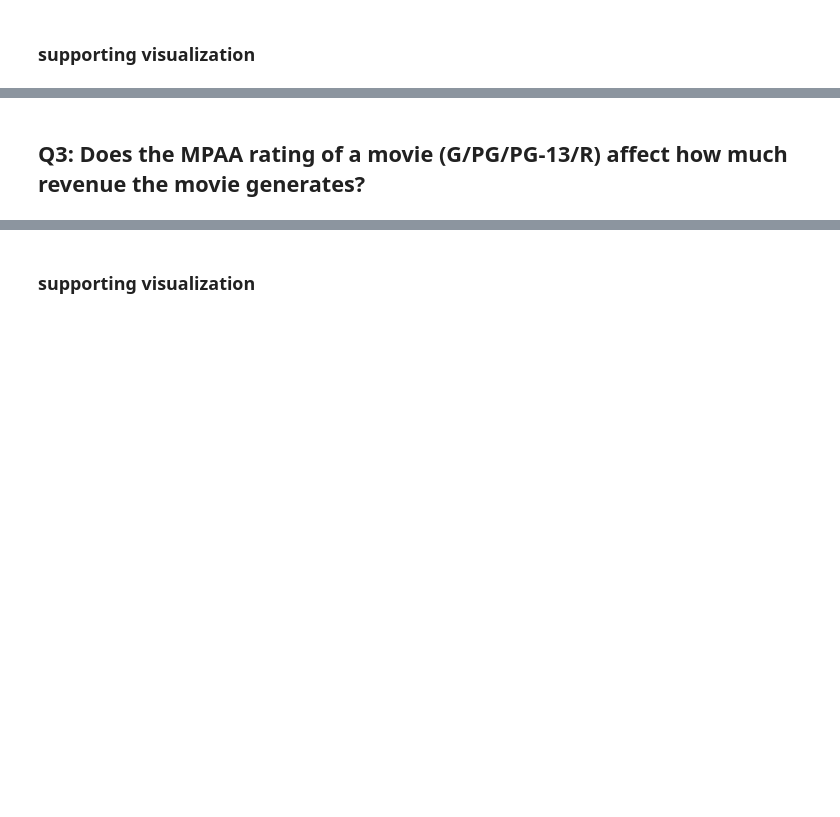
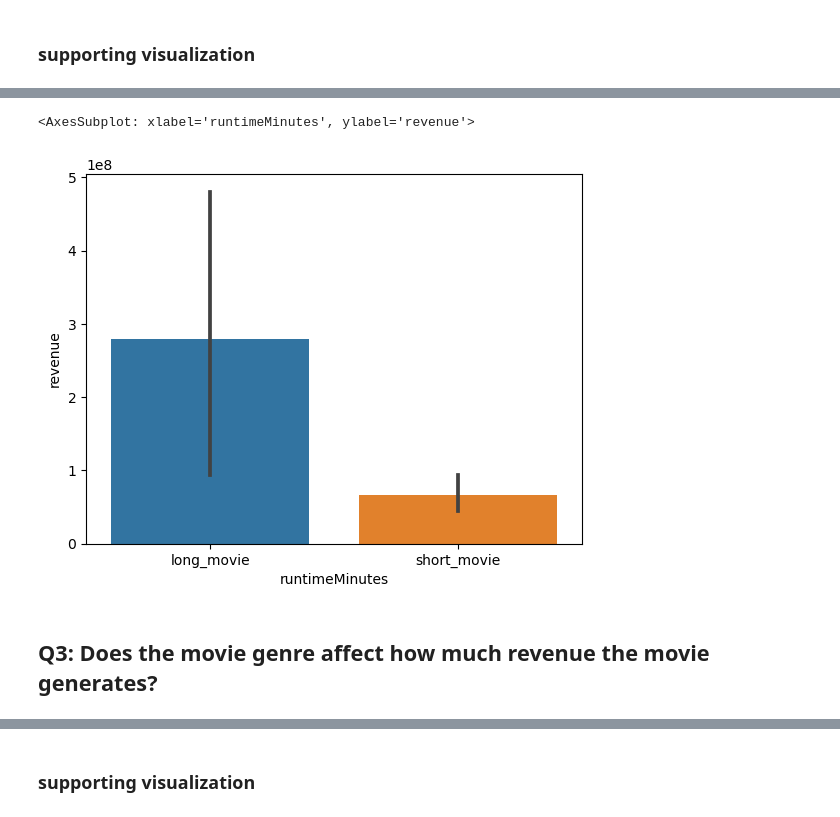
Before and after one commit to hawkeyedatatsai/IMDB-Data, a Jupyter notebook: IMDB Data Part-4.ipynb, the cells around one changed output, grey strips where cells are left out. Saved outputs shown, nothing was run; the diff lists cells and outputs as text; code cells hidden in the pictures; blank space fills up the shorter version.

```diff
--- a/IMDB Data Part-4.ipynb
+++ b/IMDB Data Part-4.ipynb
@@ -371,0 +364,3 @@ sns.lineplot(data=time_df, y='revenue',x='runtimeMinutes')
+# %%
+long['runtimeMinutes']='long_movie'
+short['runtimeMinutes']='short_movie'
@@ -372,2 +378,9 @@ sns.lineplot(data=time_df, y='revenue',x='runtimeMinutes')
+# %%
+plot_df=pd.concat([long, short])
+# %%
+sns.barplot(data=plot_df, x='runtimeMinutes', y ='revenue')
+# %% [output]
+<AxesSubplot: xlabel='runtimeMinutes', ylabel='revenue'>
+[figure, added]
 # %% [markdown]
-## Q3: Does the MPAA rating of a movie (G/PG/PG-13/R) affect how much revenue the movie generates?
+## Q3: Does the movie genre affect how much revenue the movie generates?
```
Also changed, not shown: parts of 36 cells of this notebook.
